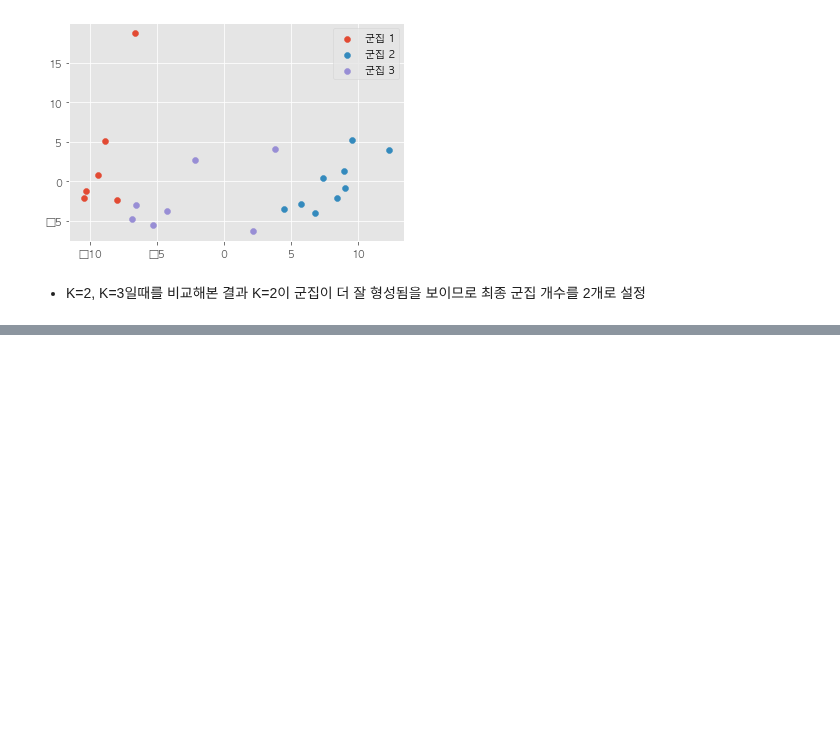
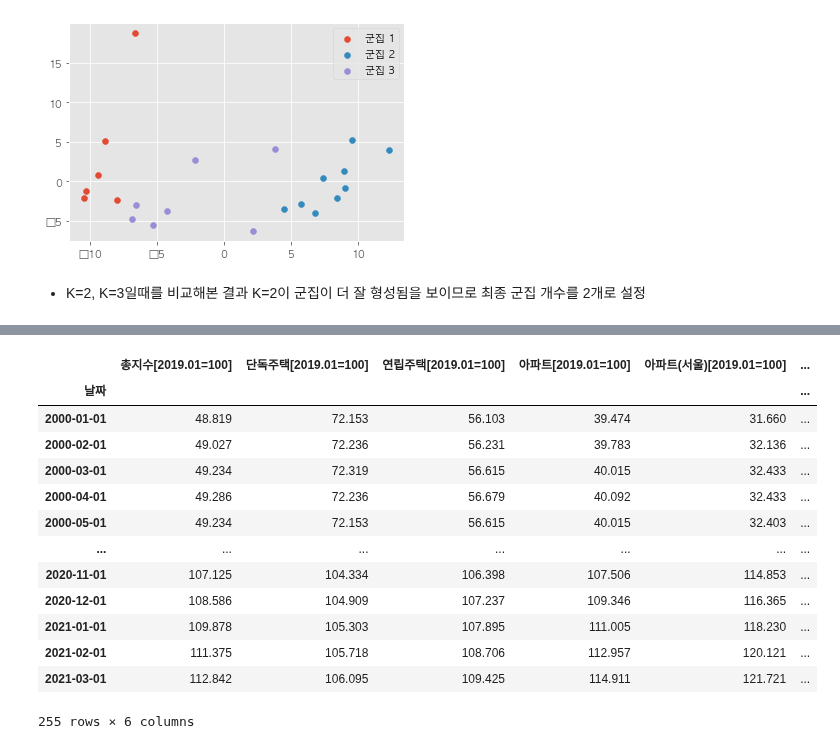
Before and after one commit to hyuuunn/Project, a Jupyter notebook: 3_project/부동산 투자와 유사한 KOSPI 종목 ETF ?.ipynb, the cells around one changed output, grey strips where cells are left out. Drawn from its saved outputs; the diff is of its cells as text; code cells hidden in the pictures; blank space fills up the shorter version.

```diff
--- a/3_project/부동산 투자와 유사한 KOSPI 종목 ETF ?.ipynb
+++ b/3_project/부동산 투자와 유사한 KOSPI 종목 ETF ?.ipynb
@@ -422,0 +425,4 @@ Name: 산업구분, dtype: int64
+# %%
+# 주택매매데이터 불러오기
+trading = pd.read_csv("data/주택매매가격지수(KB).csv")
+trading.head()
@@ -422,0 +436,6 @@ Name: 산업구분, dtype: int64
+# %%
+# 날짜를 인덱스로 변경
+trading = trading.rename(columns={"Unnamed: 0":"날짜"})
+trading = trading.set_index('날짜')
+trading = pd.DataFrame(trading)
+trading.head()
@@ -422,0 +450,19 @@ Name: 산업구분, dtype: int64
+# %%
+# 날짜 2000년부터
+trading = trading.loc["2000-01-01": "2021-03-01"]
+trading
+# %% [output]
+|  | 총지수[2019.01=100] | 단독주택[2019.01=100] | 연립주택[2019.01=100] | 아파트[2019.01=100] | 아파트(서울)[2019.01=100] | ... |
+| 날짜 |  |  |  |  |  | ... |
+| 2000-01-01 | 48.819 | 72.153 | 56.103 | 39.474 | 31.660 | ... |
+| 2000-02-01 | 49.027 | 72.236 | 56.231 | 39.783 | 32.136 | ... |
+| 2000-03-01 | 49.234 | 72.319 | 56.615 | 40.015 | 32.433 | ... |
+| 2000-04-01 | 49.286 | 72.236 | 56.679 | 40.092 | 32.433 | ... |
+| 2000-05-01 | 49.234 | 72.153 | 56.615 | 40.015 | 32.403 | ... |
+| ... | ... | ... | ... | ... | ... | ... |
+| 2020-11-01 | 107.125 | 104.334 | 106.398 | 107.506 | 114.853 | ... |
+| 2020-12-01 | 108.586 | 104.909 | 107.237 | 109.346 | 116.365 | ... |
+| 2021-01-01 | 109.878 | 105.303 | 107.895 | 111.005 | 118.230 | ... |
+| 2021-02-01 | 111.375 | 105.718 | 108.706 | 112.957 | 120.121 | ... |
+| 2021-03-01 | 112.842 | 106.095 | 109.425 | 114.911 | 121.721 | ... |
+255 rows × 6 columns
```
Also changed, not shown: parts of 27 cells of this notebook.
